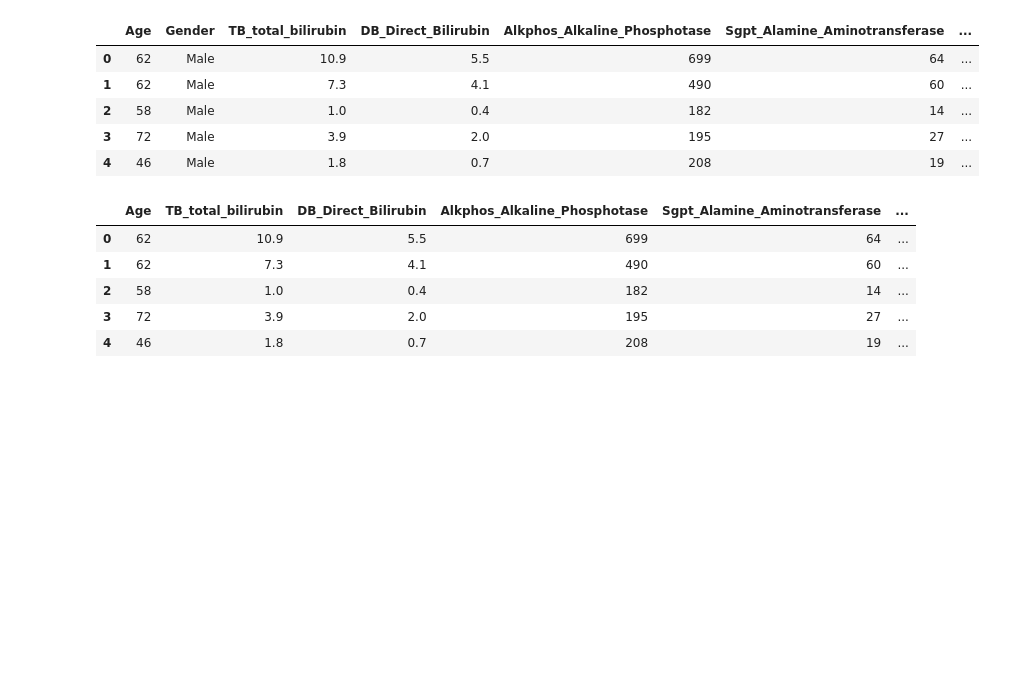
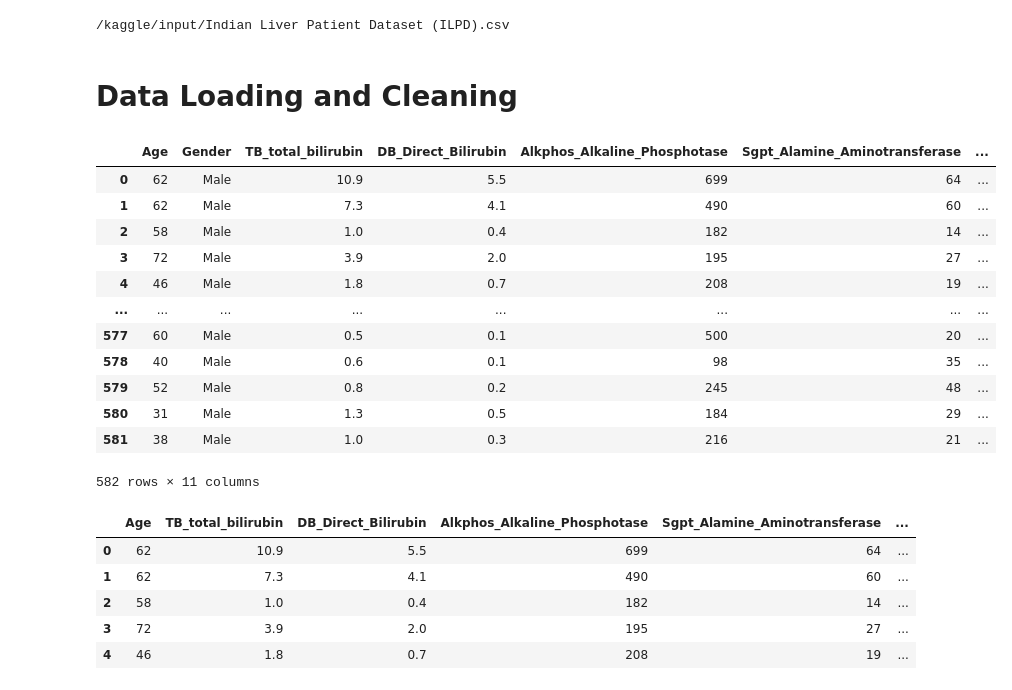
Before and after one commit to EmmanuelNiyi/Replication-of-Liver-Disease-Classification, a Jupyter notebook: 4-support-vector-machines-svm-rildc.ipynb, the cells around one changed output. Drawn from its saved outputs; the diff is of its cells as text; code cells hidden in the pictures; blank space fills up the shorter version.

Commit message:
Kaggle Notebook | 4 - Support Vector Machines (SVM) - RILDC | Version 2

```diff
--- a/4-support-vector-machines-svm-rildc.ipynb
+++ b/4-support-vector-machines-svm-rildc.ipynb
@@ -46,20 +26,64 @@ In this notebook, I will:
+# %%
+# Imports and environment setup
+
+import os
+import torch
+import random
+import numpy as np
+import pandas as pd
+
+from ctgan import CTGAN
+from collections import Counter
+from imblearn.over_sampling import SMOTE
+
+from sklearn.model_selection import cross_validate, StratifiedKFold
+from sklearn.preprocessing import StandardScaler
+from sklearn.metrics import matthews_corrcoef, make_scorer
+from sklearn.svm import SVC
+
+# List available files in the Kaggle input directory
+for dirname, _, filenames in os.walk('/kaggle/input'):
+    for filename in filenames:
+        print(os.path.join(dirname, filename))
+# %% [output]
+/kaggle/input/Indian Liver Patient Dataset (ILPD).csv
+# %% [markdown]
+# Data Loading and Cleaning
 # %%
+# Load ILPD dataset
 path = "/kaggle/input/Indian Liver Patient Dataset (ILPD).csv"
-data=pd.read_csv(path)
+data = pd.read_csv(path)
 
-cols = ['Age','Gender','TB_total_bilirubin', 'DB_Direct_Bilirubin',
-       'Alkphos_Alkaline_Phosphotase', 'Sgpt_Alamine_Aminotransferase',
-       'Sgot_Aspartate_Aminotransferase', 'TP_Total_Protiens', 'ALB_Albumin',
-       'A/G_Ratio','Selector']
-data.columns = cols
-data.head()
+# Rename columns for consistency and readability
+data.columns = [
+    'Age',
+    'Gender',
+    'TB_total_bilirubin',
+    'DB_Direct_Bilirubin',
+    'Alkphos_Alkaline_Phosphotase',
+    'Sgpt_Alamine_Aminotransferase',
+    'Sgot_Aspartate_Aminotransferase',
+    'TP_Total_Protiens',
+    'ALB_Albumin',
+    'A/G_Ratio',
+    'Selector'
+]
+
+data
 # %% [output]
 |  | Age | Gender | TB_total_bilirubin | DB_Direct_Bilirubin | Alkphos_Alkaline_Phosphotase | Sgpt_Alamine_Aminotransferase | ... |
 | 0 | 62 | Male | 10.9 | 5.5 | 699 | 64 | ... |
 | 1 | 62 | Male | 7.3 | 4.1 | 490 | 60 | ... |
 | 2 | 58 | Male | 1.0 | 0.4 | 182 | 14 | ... |
 | 3 | 72 | Male | 3.9 | 2.0 | 195 | 27 | ... |
 | 4 | 46 | Male | 1.8 | 0.7 | 208 | 19 | ... |
+| ... | ... | ... | ... | ... | ... | ... | ... |
+| 577 | 60 | Male | 0.5 | 0.1 | 500 | 20 | ... |
+| 578 | 40 | Male | 0.6 | 0.1 | 98 | 35 | ... |
+| 579 | 52 | Male | 0.8 | 0.2 | 245 | 48 | ... |
+| 580 | 31 | Male | 1.3 | 0.5 | 184 | 29 | ... |
+| 581 | 38 | Male | 1.0 | 0.3 | 216 | 21 | ... |
+582 rows × 11 columns
 # %%
 # one hot encode categorical data
 data = pd.get_dummies(data)
```
Also changed, not shown: parts of 29 cells of this notebook.
